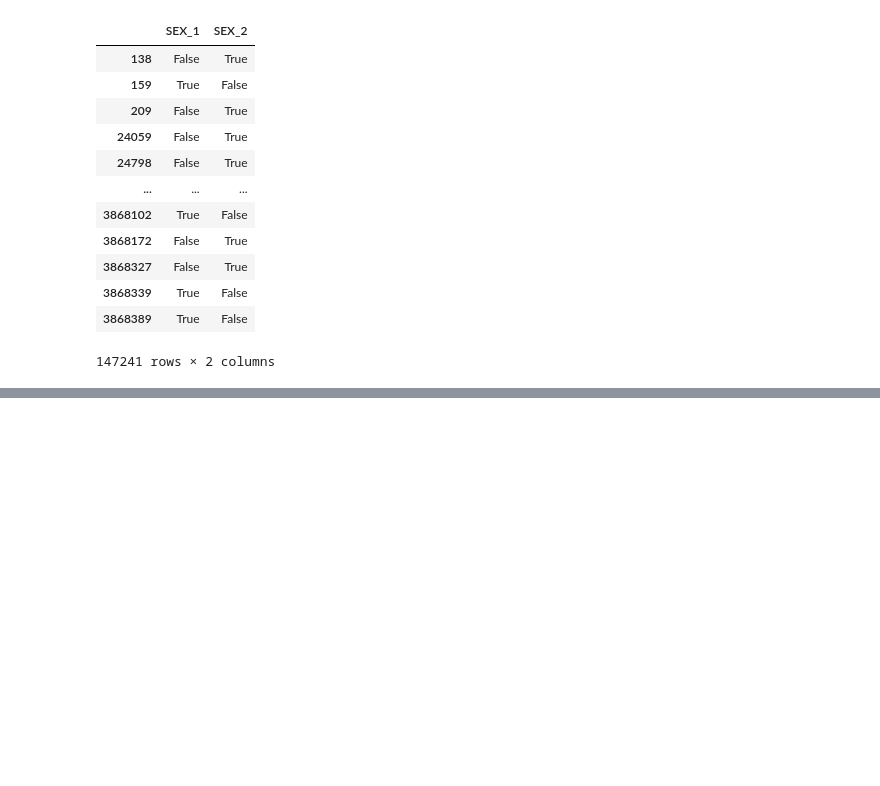
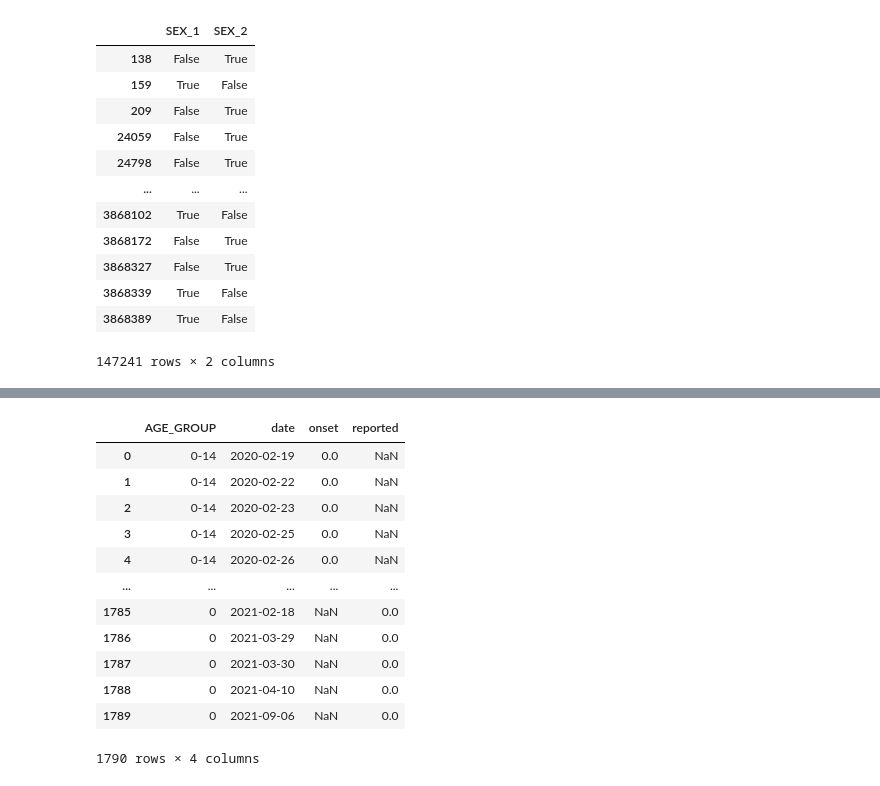
Before and after one commit to ReggieScript/InfectiousDisease-COVIDMX, a Jupyter notebook: data_process.ipynb, the cells around one changed output, grey strips where cells are left out. Drawn from its saved outputs; the diff is of its cells as text; code cells hidden in the pictures; blank space fills up the shorter version.

```diff
--- a/data_process.ipynb
+++ b/data_process.ipynb
@@ -193,0 +222,30 @@ pd.get_dummies(covid_data_death["SEX"], prefix = "SEX")
+# %%
+#getting a count of symptoms and cases reported per date per age group
+data["SYMPTOM_ONSET_DATE"] = pd.to_datetime(data["SYMPTOM_ONSET_DATE"], format="%Y-%m-%d", errors="coerce")
+data["ADMISSION_DATE"] = pd.to_datetime(data["ADMISSION_DATE"], format="%Y-%m-%d", errors="coerce")
+
+# Grouping by age group and date, and counting cases
+result = data.groupby(["AGE_GROUP", "SYMPTOM_ONSET_DATE"]).size().reset_index(name="onset")
+result = result.rename(columns={"SYMPTOM_ONSET_DATE": "date"})
+
+reported = data.groupby(["AGE_GROUP", "ADMISSION_DATE"]).size().reset_index(name="reported")
+reported = reported.rename(columns={"ADMISSION_DATE": "date"})
+
+# Merging the two dataframes
+final_df = pd.merge(result, reported, on=["AGE_GROUP", "date"], how="outer")
+
+final_df
+# %% [output]
+|  | AGE_GROUP | date | onset | reported |
+| 0 | 0-14 | 2020-02-19 | 0.0 | NaN |
+| 1 | 0-14 | 2020-02-22 | 0.0 | NaN |
+| 2 | 0-14 | 2020-02-23 | 0.0 | NaN |
+| 3 | 0-14 | 2020-02-25 | 0.0 | NaN |
+| 4 | 0-14 | 2020-02-26 | 0.0 | NaN |
+| ... | ... | ... | ... | ... |
+| 1785 | 0 | 2021-02-18 | NaN | 0.0 |
+| 1786 | 0 | 2021-03-29 | NaN | 0.0 |
+| 1787 | 0 | 2021-03-30 | NaN | 0.0 |
+| 1788 | 0 | 2021-04-10 | NaN | 0.0 |
+| 1789 | 0 | 2021-09-06 | NaN | 0.0 |
+1790 rows × 4 columns
```
Also changed, not shown: parts of 5 cells of this notebook, 1 other file.
